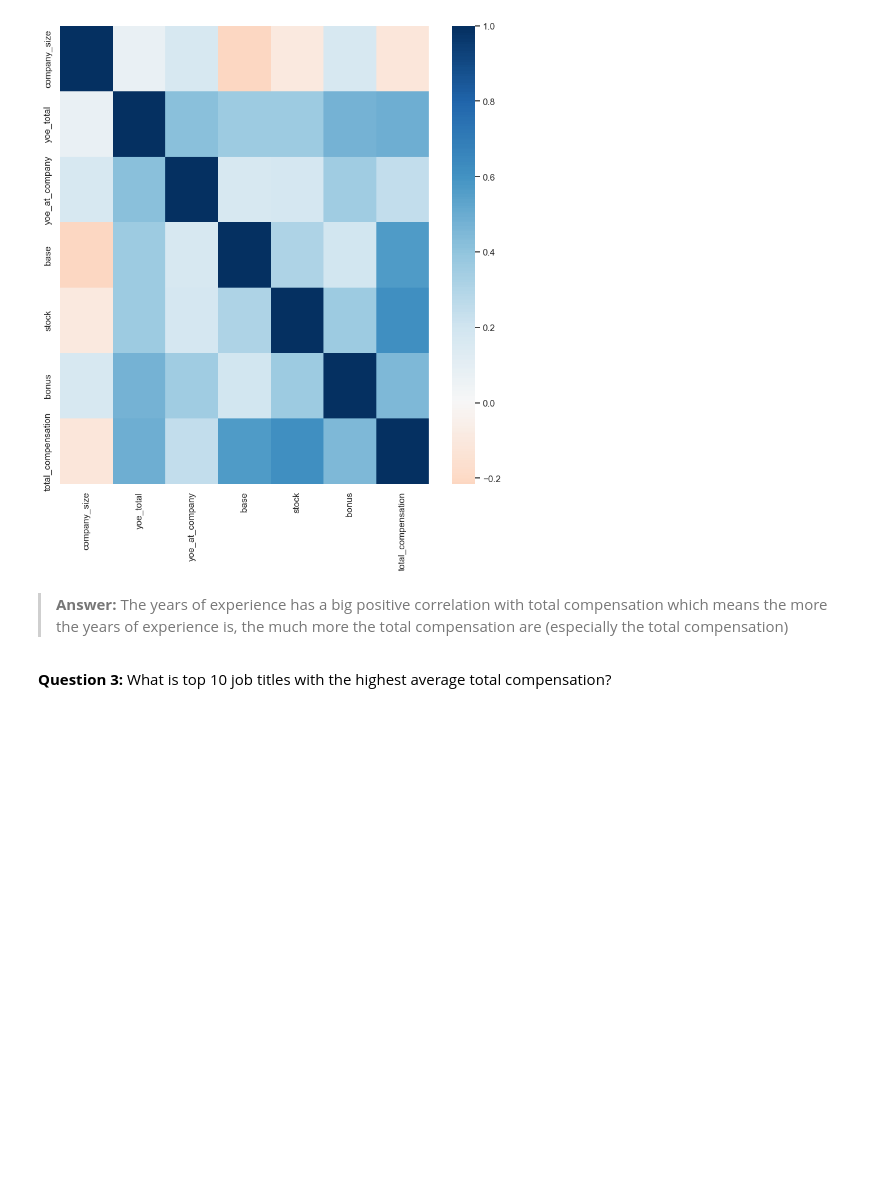
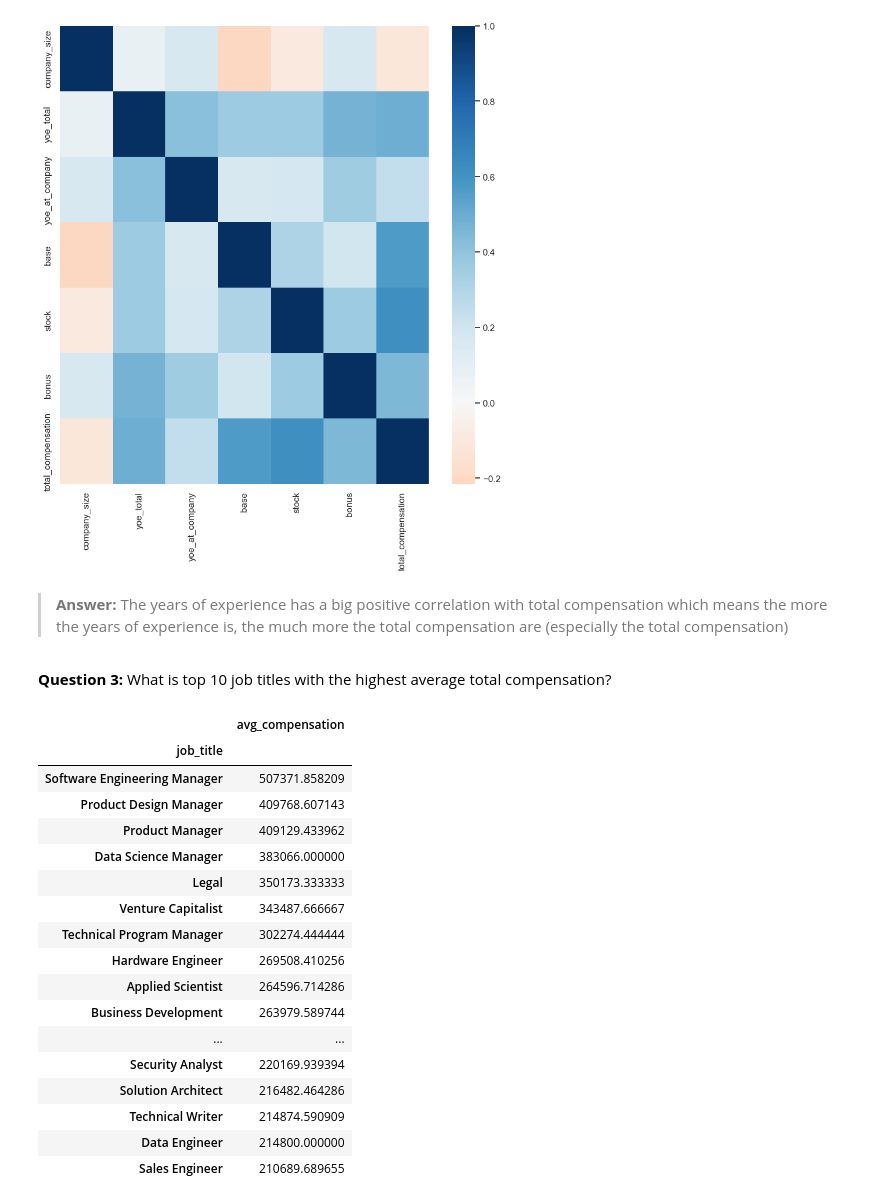
Before and after one commit to Namiscrea7or/SWE-Salary, a Jupyter notebook: notebooks/3-exploration.ipynb, the cells around one changed output. Saved outputs shown, nothing was run; the diff lists cells and outputs as text; code cells hidden in the pictures; blank space fills up the shorter version.

```diff
--- a/notebooks/3-exploration.ipynb
+++ b/notebooks/3-exploration.ipynb
@@ -283,0 +280,25 @@ plt.show()
+# %%
+# Get the top 10 job title with highest average total compensation
+top_10_job_title = pd.DataFrame()
+top_10_job_title["avg_compensation"] = cleaned_data.groupby("job_title")["total_compensation"].mean()
+top_10_job_title = top_10_job_title.sort_values(by="avg_compensation", ascending=False).head(20)
+top_10_job_title
+# %% [output]
+|  | avg_compensation |
+| job_title |  |
+| Software Engineering Manager | 507371.858209 |
+| Product Design Manager | 409768.607143 |
+| Product Manager | 409129.433962 |
+| Data Science Manager | 383066.000000 |
+| Legal | 350173.333333 |
+| Venture Capitalist | 343487.666667 |
+| Technical Program Manager | 302274.444444 |
+| Hardware Engineer | 269508.410256 |
+| Applied Scientist | 264596.714286 |
+| Business Development | 263979.589744 |
+| ... | ... |
+| Security Analyst | 220169.939394 |
+| Solution Architect | 216482.464286 |
+| Technical Writer | 214874.590909 |
+| Data Engineer | 214800.000000 |
+| Sales Engineer | 210689.689655 |
```
Also changed, not shown: parts of 9 cells of this notebook.
